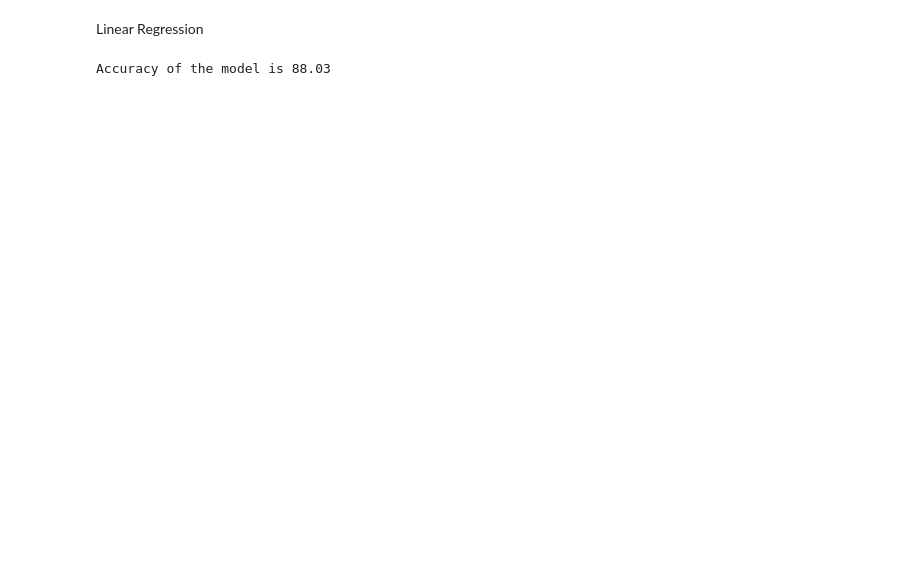
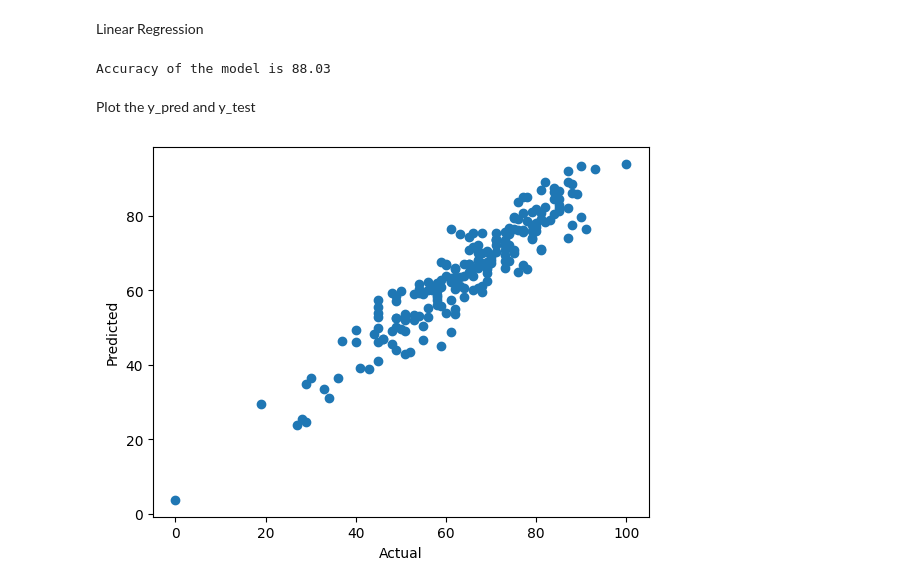
Before and after one commit to phyoung97/endtoendMLproj, a Jupyter notebook: notebook/2.MODEL_TRAIN_Student.ipynb, the cells around one changed output. Saved outputs shown, nothing was run; the diff lists cells and outputs as text; code cells hidden in the pictures; blank space fills up the shorter version.

```diff
--- a/notebook/2.MODEL_TRAIN_Student.ipynb
+++ b/notebook/2.MODEL_TRAIN_Student.ipynb
@@ -178,3 +178,11 @@ score = r2_score(y_test, y_pred)*100
 print("Accuracy of the model is %.2f" %score)
 # %% [output]
 Accuracy of the model is 88.03
+# %% [markdown]
+Plot the y_pred and y_test
+# %%
+plt.scatter(y_test, y_pred);
+plt.xlabel('Actual');
+plt.ylabel('Predicted');
+# %% [output]
+[figure, added]
```
Also changed, not shown: parts of 5 cells of this notebook, 1 other file.
